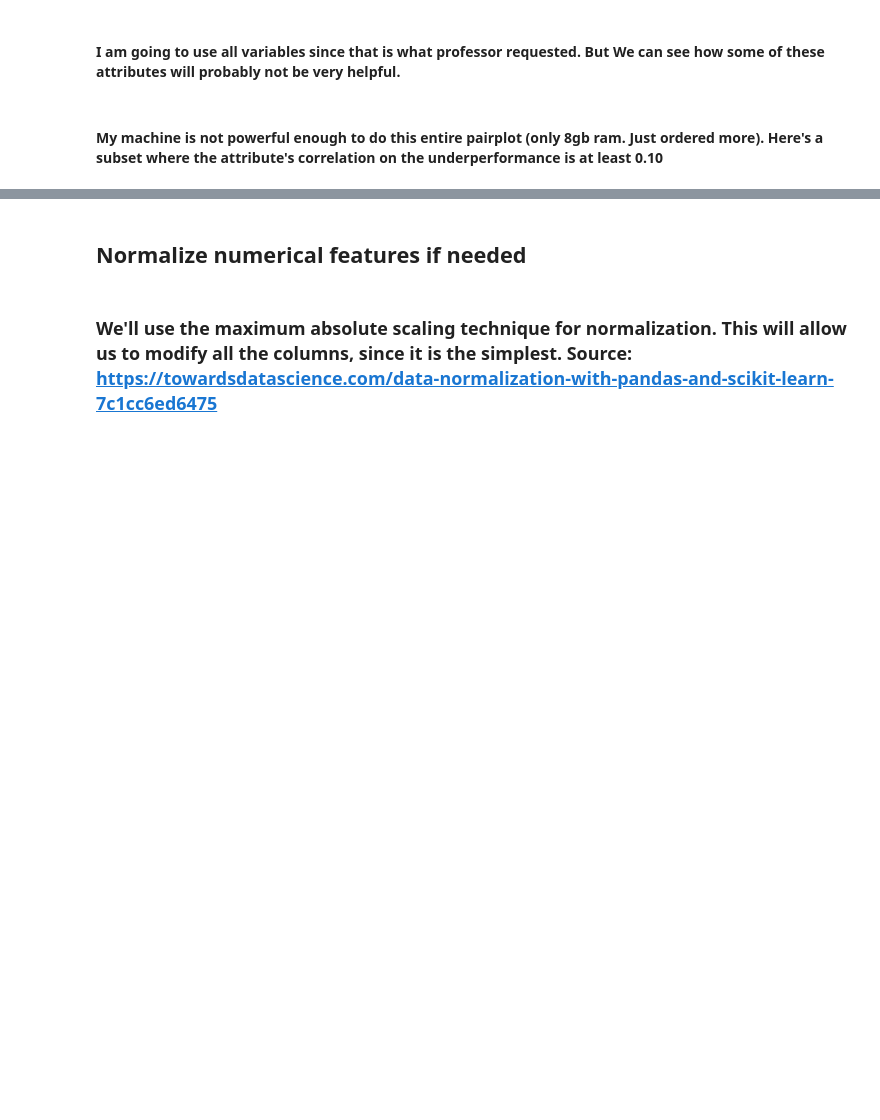
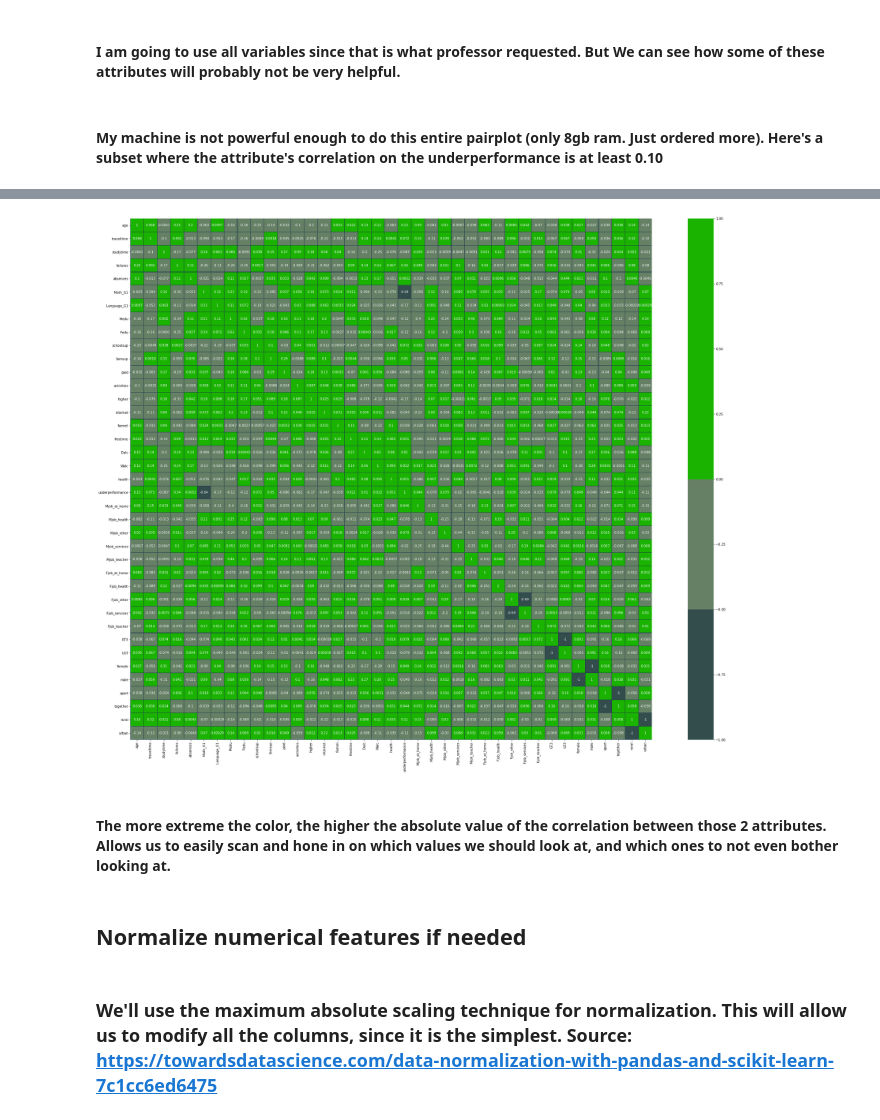
Before and after one commit to sethjmarcus/381-Data-Analytics, a Jupyter notebook: Notebooks/FinalProject_Spring2021(1).ipynb, the cells around one changed output, grey strips where cells are left out. Cells and saved outputs as stored; diff of their text form; code cells hidden in the pictures; blank space fills up the shorter version.

```diff
--- a/Notebooks/FinalProject_Spring2021(1).ipynb
+++ b/Notebooks/FinalProject_Spring2021(1).ipynb
@@ -294,3 +288,12 @@ sns.pairplot(df_temp, hue='underperformance')
+# %%
+fig,ax = plt.subplots(1,1,figsize=(40,30))
+my_colors=[(0.2,0.3,0.3),(0.4,0.5,0.4),(0.1,0.7,0),(0.1,0.7,0)]
+sns.heatmap(df.corr(), cmap=my_colors, square=True, linewidth=0.1, linecolor=(0.1,0.2,0.3), ax=ax, annot=True)
+plt.show()
+# %% [output]
+[figure, added]
+# %% [markdown]
+#### The more extreme the color, the higher the absolute value of the correlation between those 2 attributes. Allows us to easily scan and hone in on which values we should look at, and which ones to not even bother looking at.
 # %% [markdown]
 ## Normalize numerical features if needed
 # %% [markdown]
```
Also changed, not shown: parts of 39 cells of this notebook.
